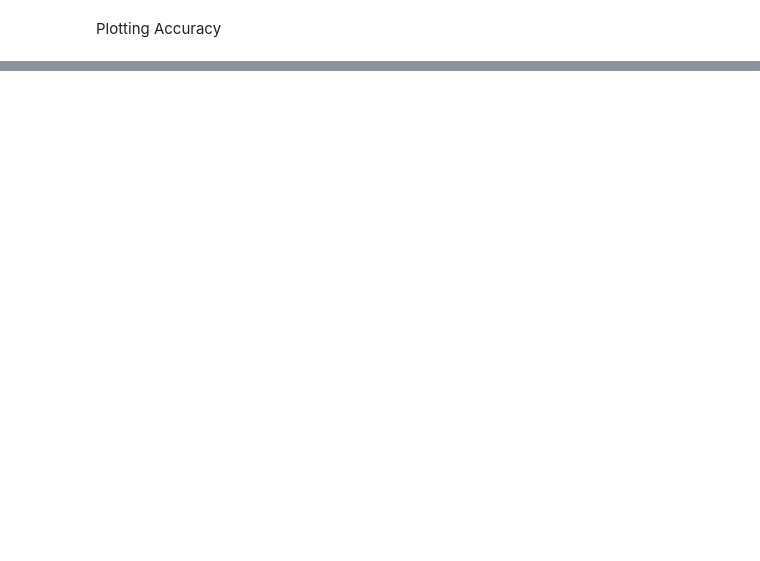
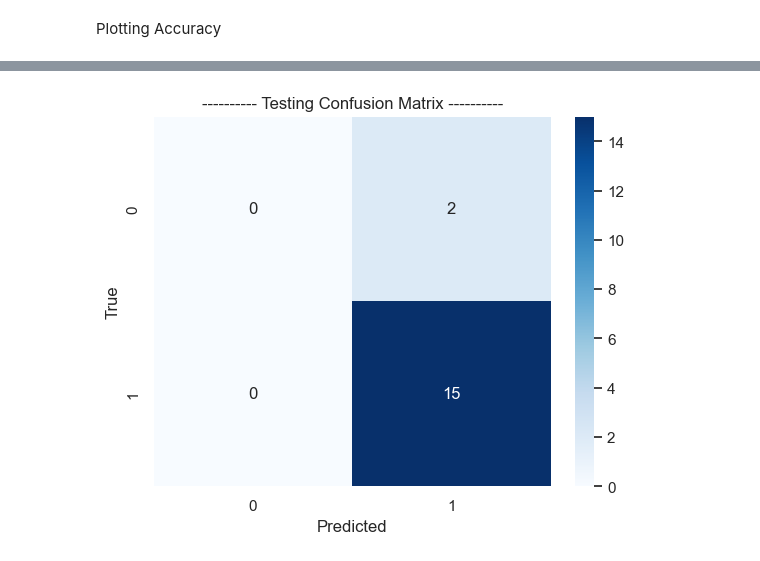
Before and after one commit to RaghulKrish1798/Canser-Stage-Detection-using-ML, a Jupyter notebook: Prediction_classifier.ipynb, the cells around one changed output, grey strips where cells are left out. Saved outputs shown, nothing was run; the diff lists cells and outputs as text; code cells hidden in the pictures; blank space fills up the shorter version.

```diff
--- a/Prediction_classifier.ipynb
+++ b/Prediction_classifier.ipynb
@@ -463,13 +269,13 @@ def test_predict(batch, label):
     label = label.to("cpu")
     label = np.argmax(label, axis = 1)
     acc = accuracy(y_pred, label)
-    return {'val_loss': loss, 'val_acc': acc}
+    return {'loss': loss, 'acc': acc, 'pred': y_pred, 'true': label}
 
 with torch.no_grad():
     test_op = [test_predict(batch, label) for batch_idx, (batch, label) in enumerate(test_data)]
-    batch_losses = [x['val_loss'] for x in test_op]
+    batch_losses = [x['loss'] for x in test_op]
     test_loss = torch.stack(batch_losses).mean()
-    batch_accs = [x['val_acc'] for x in test_op]
+    batch_accs = [x['acc'] for x in test_op]
     test_acc = (np.array(batch_accs)).mean()
 
 print(f'Test Loss: {test_loss}, Test Accuracy: {test_acc}')
@@ -495,0 +314,5 @@ Plotting Accuracy
+# %%
+pred = np.array([x['pred'] for x in test_op])
+true = np.stack([x['true'] for x in test_op])
+
+pred
@@ -495,0 +337,10 @@ Plotting Accuracy
+# %%
+cm = confusion_matrix(true, pred)
+
+sns.heatmap(cm, annot=True, cmap='Blues')
+plt.xlabel('Predicted')
+plt.ylabel('True')
+plt.title("---------- Testing Confusion Matrix ----------")
+plt.show()
+# %% [output]
+[figure, added]
```
Also changed, not shown: parts of 22 cells of this notebook.
